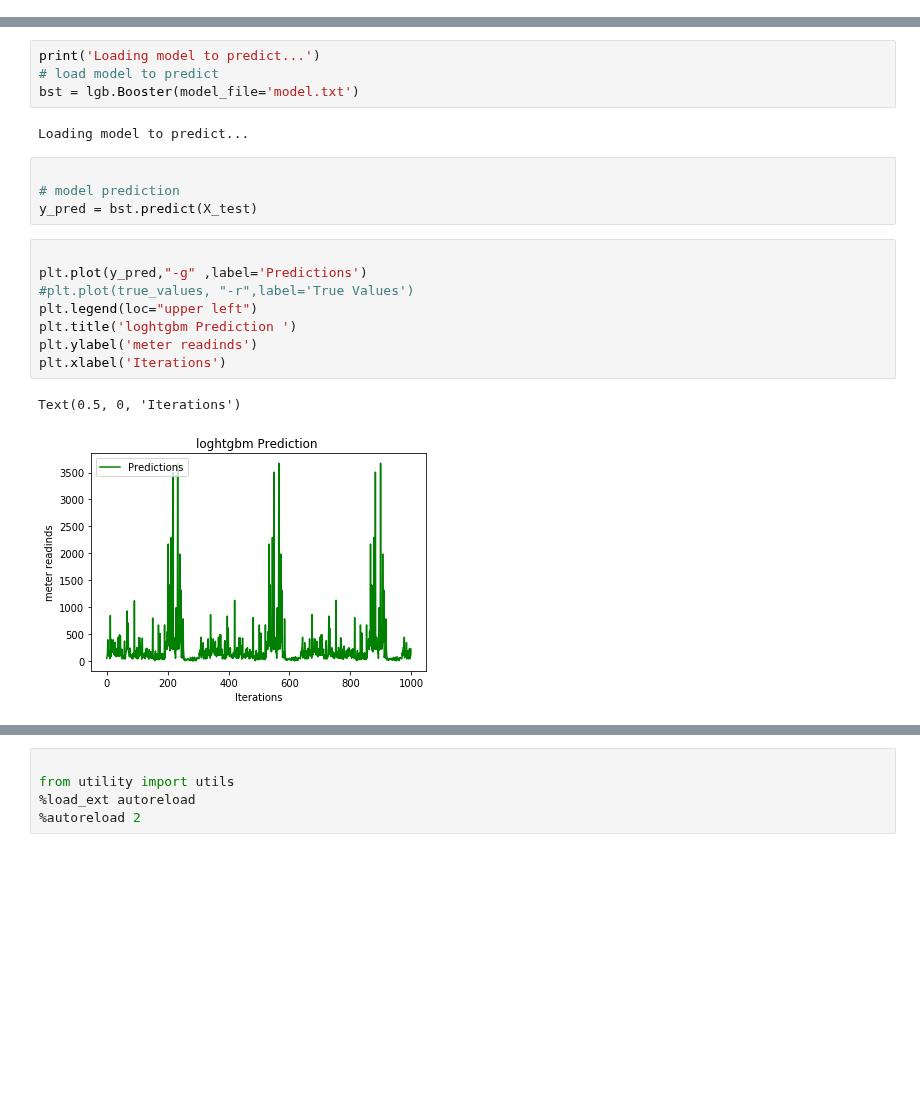
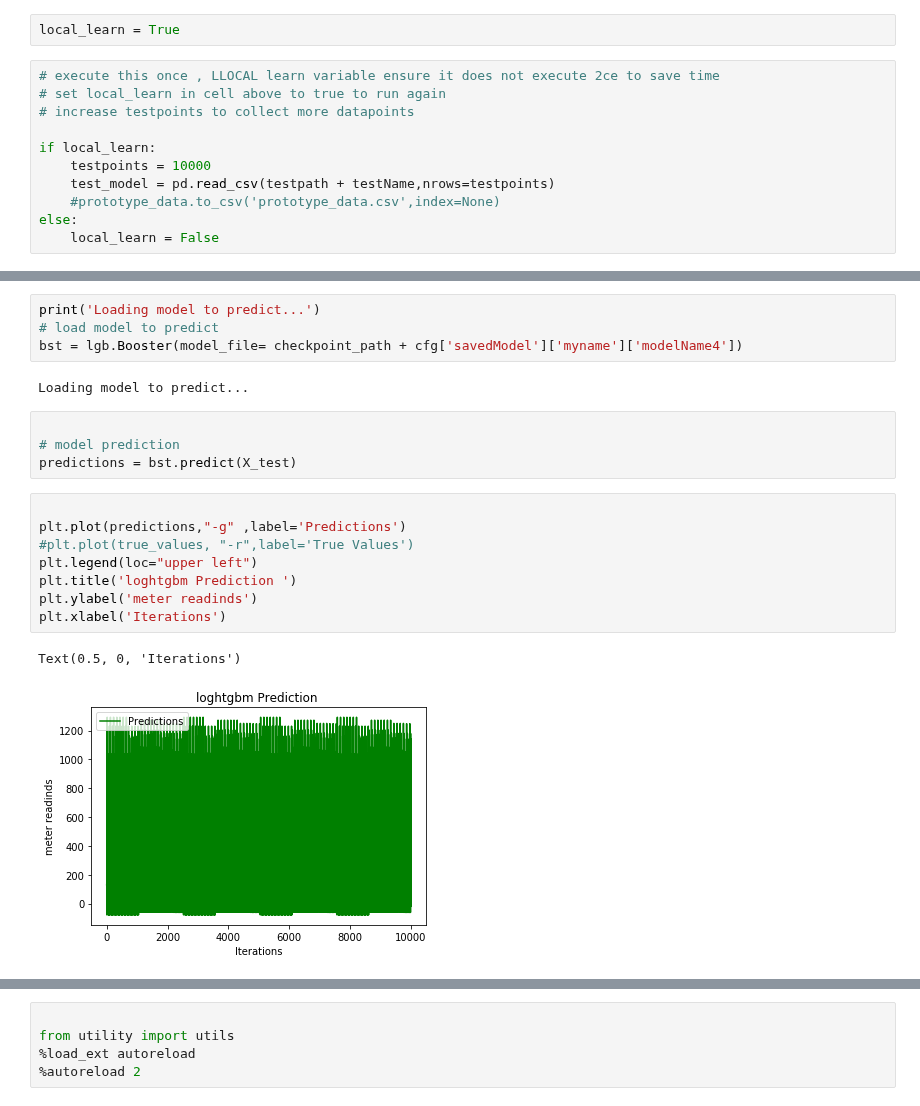
Before and after one commit to adderbyte/Energy_Prediction_Bot, a Jupyter notebook: Models/LightGBM_Dart.ipynb, the cells around one changed output, grey strips where cells are left out. Cells and saved outputs as stored; diff of their text form; blank space fills up the shorter version.

```diff
--- a/Models/LightGBM_Dart.ipynb
+++ b/Models/LightGBM_Dart.ipynb
@@ -296,3 +314,16 @@ test_model = pd.read_csv('meter1Test.csv', names = col_names)
+# %%
+local_learn = True
+# %%
+# execute this once , LLOCAL learn variable ensure it does not execute 2ce to save time
+# set local_learn in cell above to true to run again
+# increase testpoints to collect more datapoints
+
+if local_learn:
+    testpoints = 10000
+    test_model = pd.read_csv(testpath + testName,nrows=testpoints)
+    #prototype_data.to_csv('prototype_data.csv',index=None)
+else:
+    local_learn = False
 # %%
 # training and target variable
 y_test = test_model['meter_reading']
@@ -300,24 +331,24 @@ X_test = test_model.drop('meter_reading', axis=1)
 # %%
 print('Loading model to predict...')
 # load model to predict
-bst = lgb.Booster(model_file='model.txt')
+bst = lgb.Booster(model_file= checkpoint_path + cfg['savedModel']['myname']['modelName4'])
 # %% [output]
 Loading model to predict...
 # %%
 
 # model prediction
-y_pred = bst.predict(X_test)
+predictions = bst.predict(X_test)
 # %%
 
-plt.plot(y_pred,"-g" ,label='Predictions')
+plt.plot(predictions,"-g" ,label='Predictions')
 #plt.plot(true_values, "-r",label='True Values')
 plt.legend(loc="upper left")
 plt.title('loghtgbm Prediction ')
 plt.ylabel('meter readinds')
 plt.xlabel('Iterations')
 # %% [output]
 Text(0.5, 0, 'Iterations')
-[figure, old version]
+[figure, new version]
 # %%
 
 plt.plot(y_test,"-g" ,label='real Values', color='orange')
```
Also changed, not shown: parts of 14 cells of this notebook, 1 other file.
